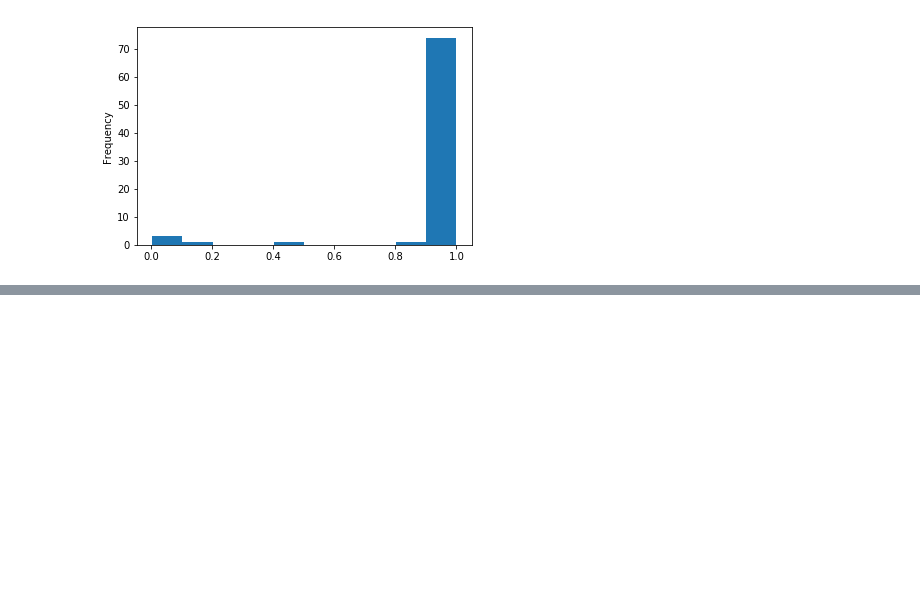
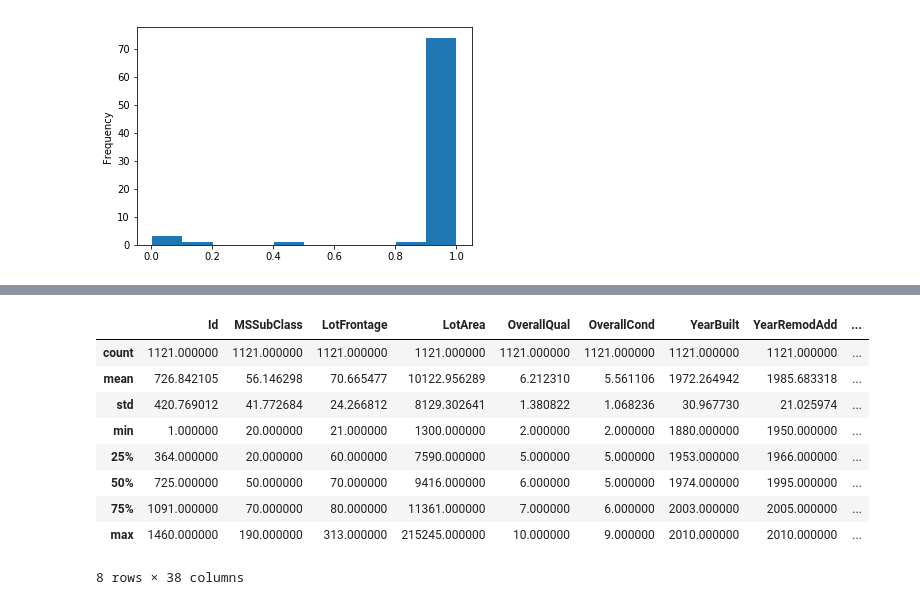
Before and after one commit to yaarams/house-pricing, a Jupyter notebook: notebooks/exploring.ipynb, the cells around one changed output, grey strips where cells are left out. Cells and saved outputs as stored; diff of their text form; code cells hidden in the pictures; blank space fills up the shorter version.

```diff
--- a/notebooks/exploring.ipynb
+++ b/notebooks/exploring.ipynb
@@ -34,0 +48,14 @@ train_df.notnull().mean(axis=0).plot(kind='hist')
+# %%
+df = train_df.select_dtypes(include=['float64', 'int64']).dropna()
+df.describe()
+# %% [output]
+|  | Id | MSSubClass | LotFrontage | LotArea | OverallQual | OverallCond | YearBuilt | YearRemodAdd | ... |
+| count | 1121.000000 | 1121.000000 | 1121.000000 | 1121.000000 | 1121.000000 | 1121.000000 | 1121.000000 | 1121.000000 | ... |
+| mean | 726.842105 | 56.146298 | 70.665477 | 10122.956289 | 6.212310 | 5.561106 | 1972.264942 | 1985.683318 | ... |
+| std | 420.769012 | 41.772684 | 24.266812 | 8129.302641 | 1.380822 | 1.068236 | 30.967730 | 21.025974 | ... |
+| min | 1.000000 | 20.000000 | 21.000000 | 1300.000000 | 2.000000 | 2.000000 | 1880.000000 | 1950.000000 | ... |
+| 25% | 364.000000 | 20.000000 | 60.000000 | 7590.000000 | 5.000000 | 5.000000 | 1953.000000 | 1966.000000 | ... |
+| 50% | 725.000000 | 50.000000 | 70.000000 | 9416.000000 | 6.000000 | 5.000000 | 1974.000000 | 1995.000000 | ... |
+| 75% | 1091.000000 | 70.000000 | 80.000000 | 11361.000000 | 7.000000 | 6.000000 | 2003.000000 | 2005.000000 | ... |
+| max | 1460.000000 | 190.000000 | 313.000000 | 215245.000000 | 10.000000 | 9.000000 | 2010.000000 | 2010.000000 | ... |
+8 rows × 38 columns
```
Also changed, not shown: parts of 6 cells of this notebook.
